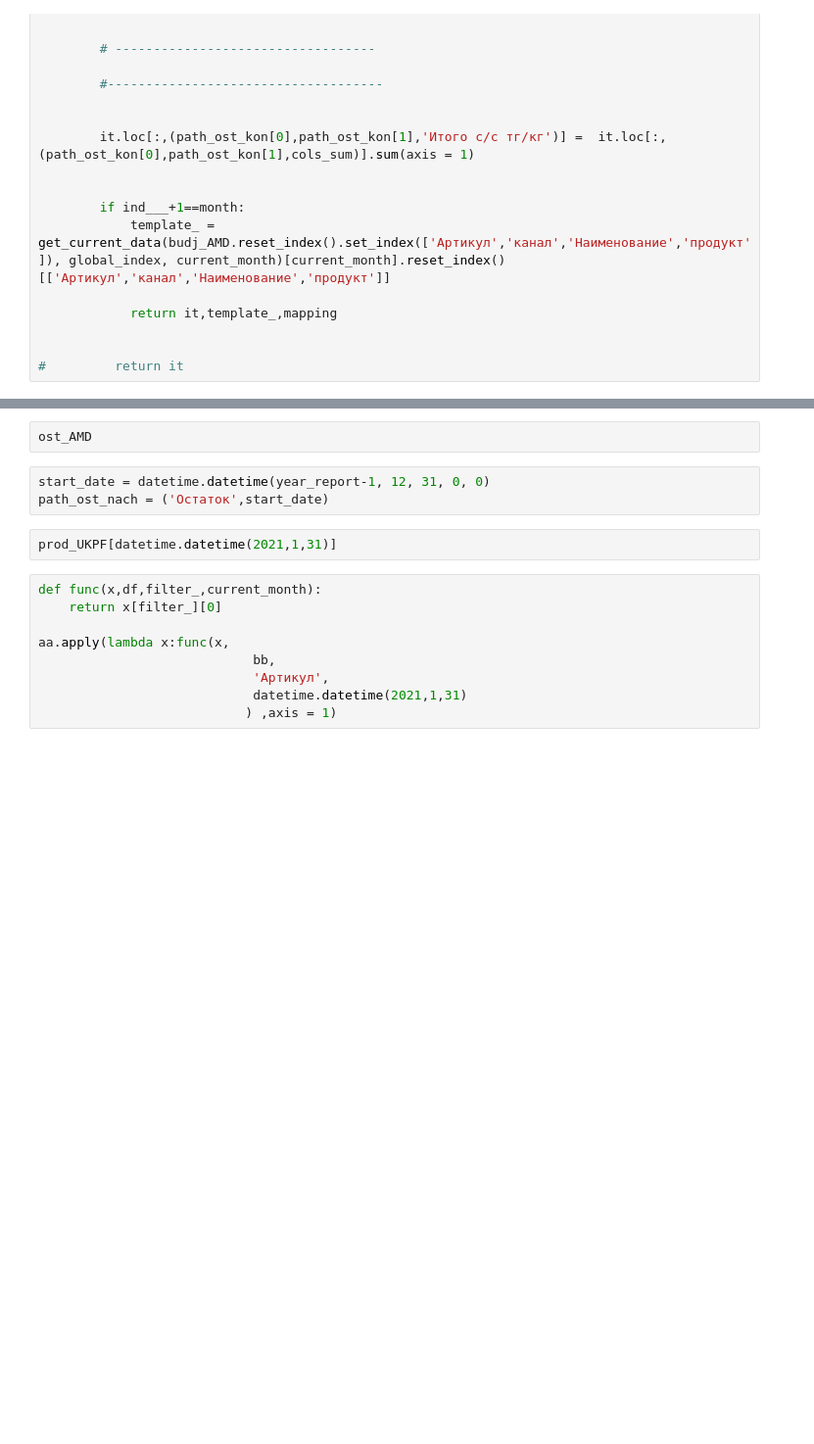
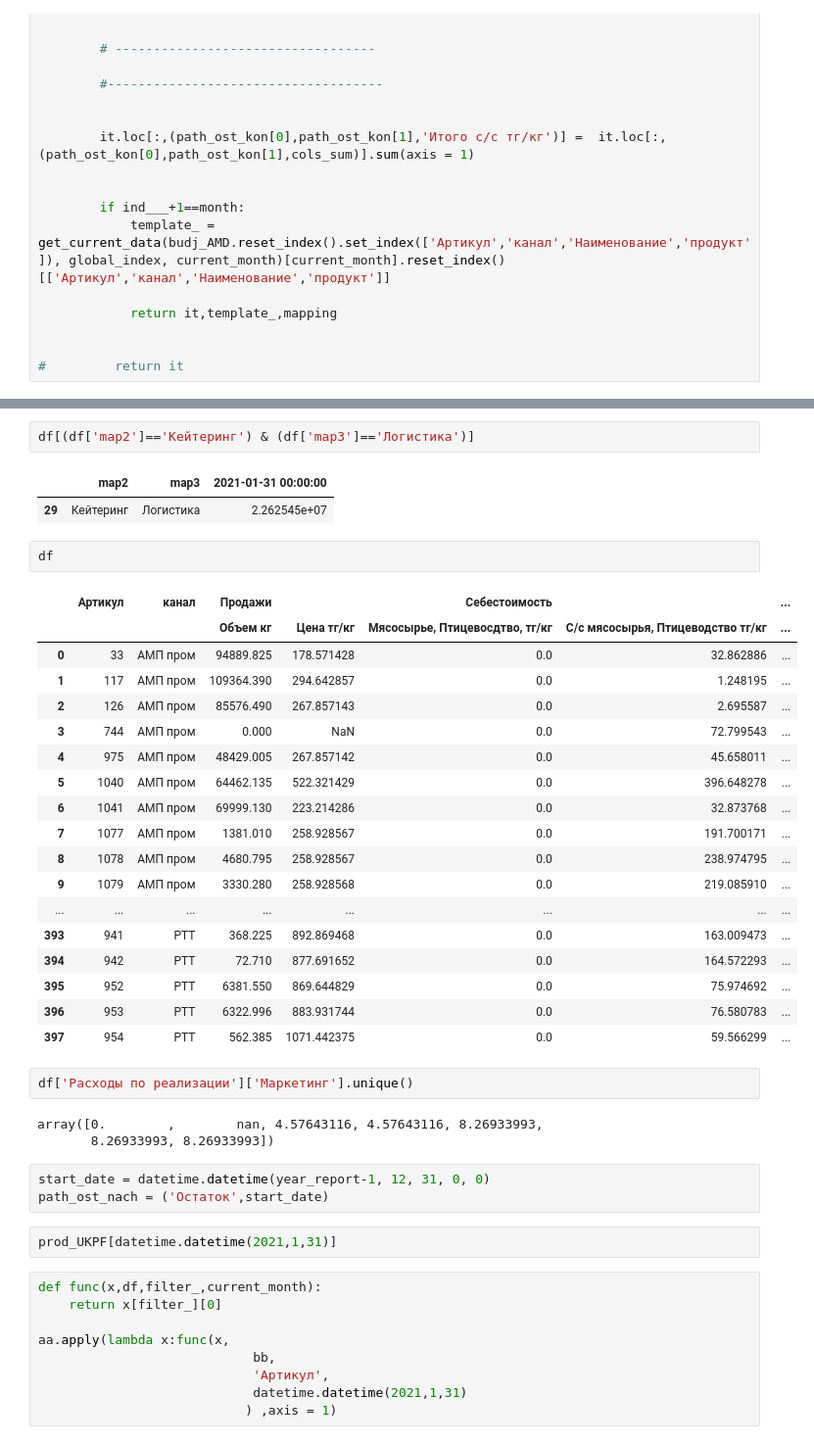
Before and after one commit to nikioioio/akz_, a Jupyter notebook: calc_profit_func.ipynb, the cells around one changed output, grey strips where cells are left out. Shown at 98% size. Drawn from its saved outputs; the diff is of its cells as text; blank space fills up the shorter version.

```diff
--- a/calc_profit_func.ipynb
+++ b/calc_profit_func.ipynb
@@ -1974,5 +2055,34 @@ a[a['Артикул']==1201]
+# %%
+df[(df['map2']=='Кейтеринг') & (df['map3']=='Логистика')]
+# %% [output]
+|  | map2 | map3 | 2021-01-31 00:00:00 |
+| 29 | Кейтеринг | Логистика | 2.262545e+07 |
 # %%
-ost_AMD
+df
+# %% [output]
+|  | Артикул | канал | Продажи |  | Себестоимость |  | ... |
+|  |  |  | Объем кг | Цена тг/кг | Мясосырье, Птицевосдтво, тг/кг | C/c мясосырья, Птицеводство тг/кг | ... |
+| 0 | 33 | АМП пром | 94889.825 | 178.571428 | 0.0 | 32.862886 | ... |
+| 1 | 117 | АМП пром | 109364.390 | 294.642857 | 0.0 | 1.248195 | ... |
+| 2 | 126 | АМП пром | 85576.490 | 267.857143 | 0.0 | 2.695587 | ... |
+| 3 | 744 | АМП пром | 0.000 | NaN | 0.0 | 72.799543 | ... |
+| 4 | 975 | АМП пром | 48429.005 | 267.857142 | 0.0 | 45.658011 | ... |
+| 5 | 1040 | АМП пром | 64462.135 | 522.321429 | 0.0 | 396.648278 | ... |
+| 6 | 1041 | АМП пром | 69999.130 | 223.214286 | 0.0 | 32.873768 | ... |
+| 7 | 1077 | АМП пром | 1381.010 | 258.928567 | 0.0 | 191.700171 | ... |
+| 8 | 1078 | АМП пром | 4680.795 | 258.928567 | 0.0 | 238.974795 | ... |
+| 9 | 1079 | АМП пром | 3330.280 | 258.928568 | 0.0 | 219.085910 | ... |
+| ... | ... | ... | ... | ... | ... | ... | ... |
+| 393 | 941 | РТТ | 368.225 | 892.869468 | 0.0 | 163.009473 | ... |
+| 394 | 942 | РТТ | 72.710 | 877.691652 | 0.0 | 164.572293 | ... |
+| 395 | 952 | РТТ | 6381.550 | 869.644829 | 0.0 | 75.974692 | ... |
+| 396 | 953 | РТТ | 6322.996 | 883.931744 | 0.0 | 76.580783 | ... |
+| 397 | 954 | РТТ | 562.385 | 1071.442375 | 0.0 | 59.566299 | ... |
+# %%
+df['Расходы по реализации']['Маркетинг'].unique()
+# %% [output]
+array([0.        ,        nan, 4.57643116, 4.57643116, 8.26933993,
+       8.26933993, 8.26933993])
 # %%
 start_date = datetime.datetime(year_report-1, 12, 31, 0, 0)
 path_ost_nach = ('Остаток',start_date)
```
Also changed, not shown: parts of 24 cells of this notebook.
